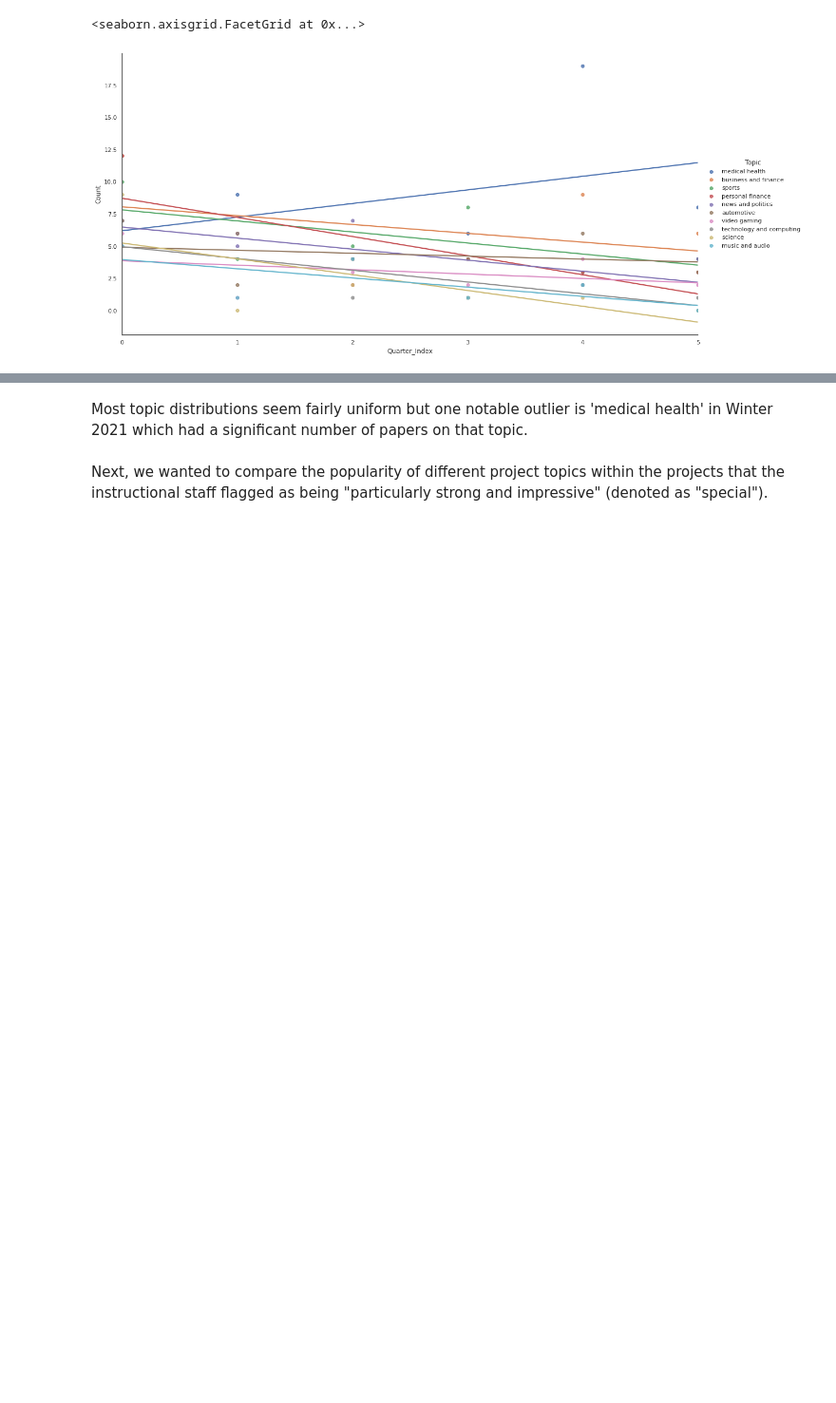
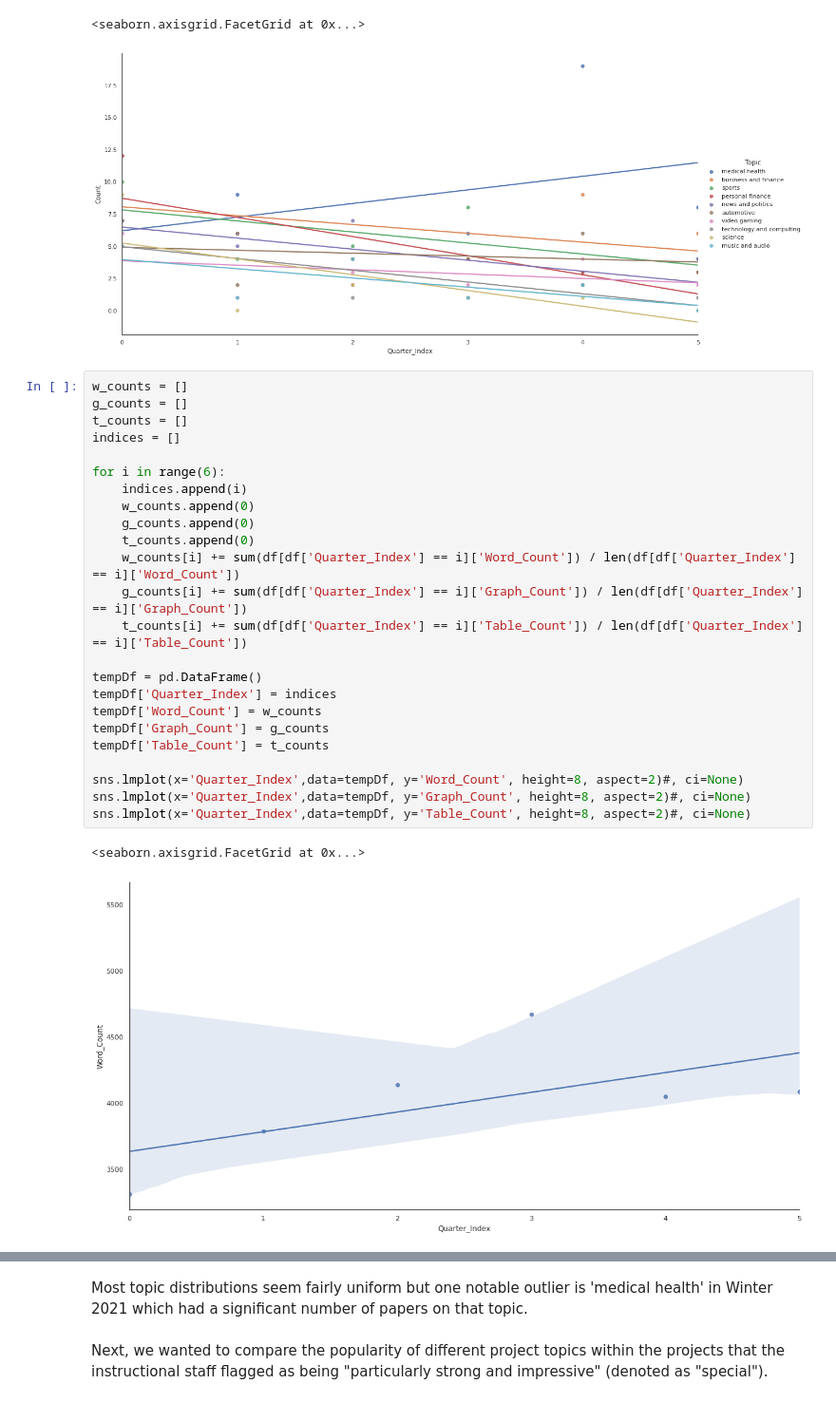
Before and after one commit to jchung01/COGS108-Project-Copy, a Jupyter notebook: FinalProjectGroup096-Fa21.ipynb, the cells around one changed output, grey strips where cells are left out. Shown at 95% size. Saved outputs shown, nothing was run; the diff lists cells and outputs as text; blank space fills up the shorter version.

```diff
--- a/FinalProjectGroup096-Fa21.ipynb
+++ b/FinalProjectGroup096-Fa21.ipynb
@@ -383,3 +383,30 @@ sns.lmplot(x='Quarter_Index',data=tempDf, hue='Topic', y='Count', height=8, aspe
 # %% [output]
 <seaborn.axisgrid.FacetGrid at 0x...>
 [figure]
+# %%
+w_counts = []
+g_counts = []
+t_counts = []
+indices = []
+
+for i in range(6):
+    indices.append(i)
+    w_counts.append(0)
+    g_counts.append(0)
+    t_counts.append(0)
+    w_counts[i] += sum(df[df['Quarter_Index'] == i]['Word_Count']) / len(df[df['Quarter_Index'] == i]['Word_Count'])
+    g_counts[i] += sum(df[df['Quarter_Index'] == i]['Graph_Count']) / len(df[df['Quarter_Index'] == i]['Graph_Count'])
+    t_counts[i] += sum(df[df['Quarter_Index'] == i]['Table_Count']) / len(df[df['Quarter_Index'] == i]['Table_Count'])
+
+tempDf = pd.DataFrame()
+tempDf['Quarter_Index'] = indices
+tempDf['Word_Count'] = w_counts
+tempDf['Graph_Count'] = g_counts
+tempDf['Table_Count'] = t_counts
+
+sns.lmplot(x='Quarter_Index',data=tempDf, y='Word_Count', height=8, aspect=2)#, ci=None)
+sns.lmplot(x='Quarter_Index',data=tempDf, y='Graph_Count', height=8, aspect=2)#, ci=None)
+sns.lmplot(x='Quarter_Index',data=tempDf, y='Table_Count', height=8, aspect=2)#, ci=None)
+# %% [output]
+<seaborn.axisgrid.FacetGrid at 0x...>
+[figure, added]
```
Also changed, not shown: parts of 2 cells of this notebook.
